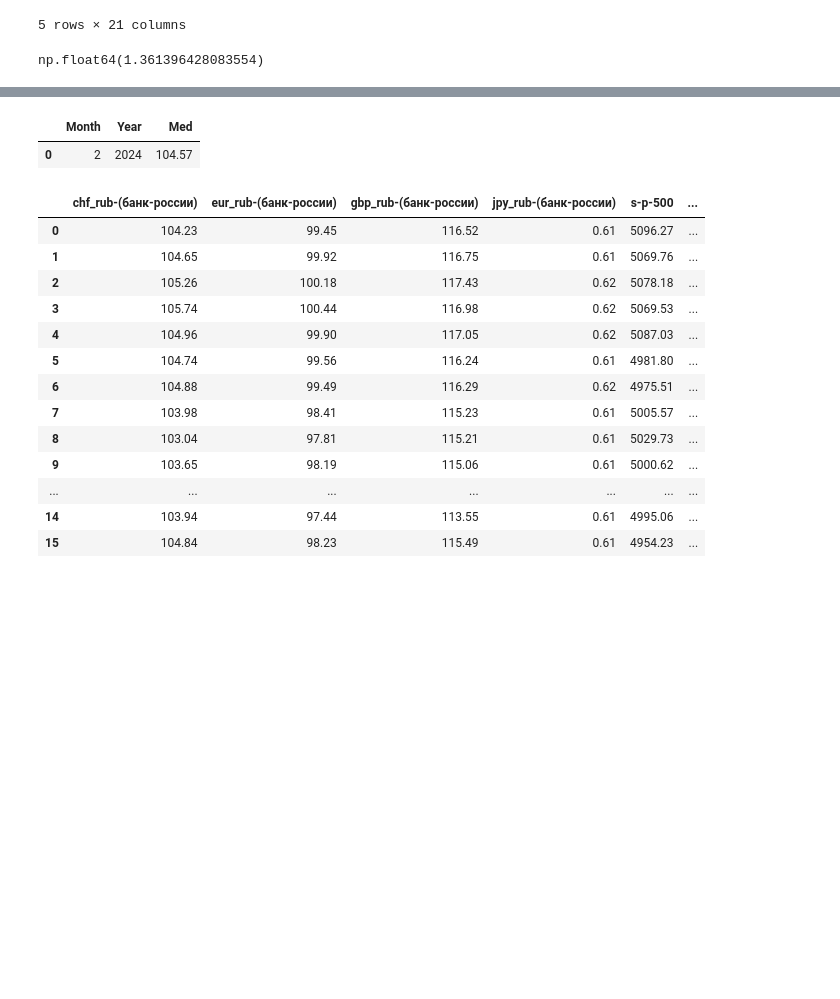
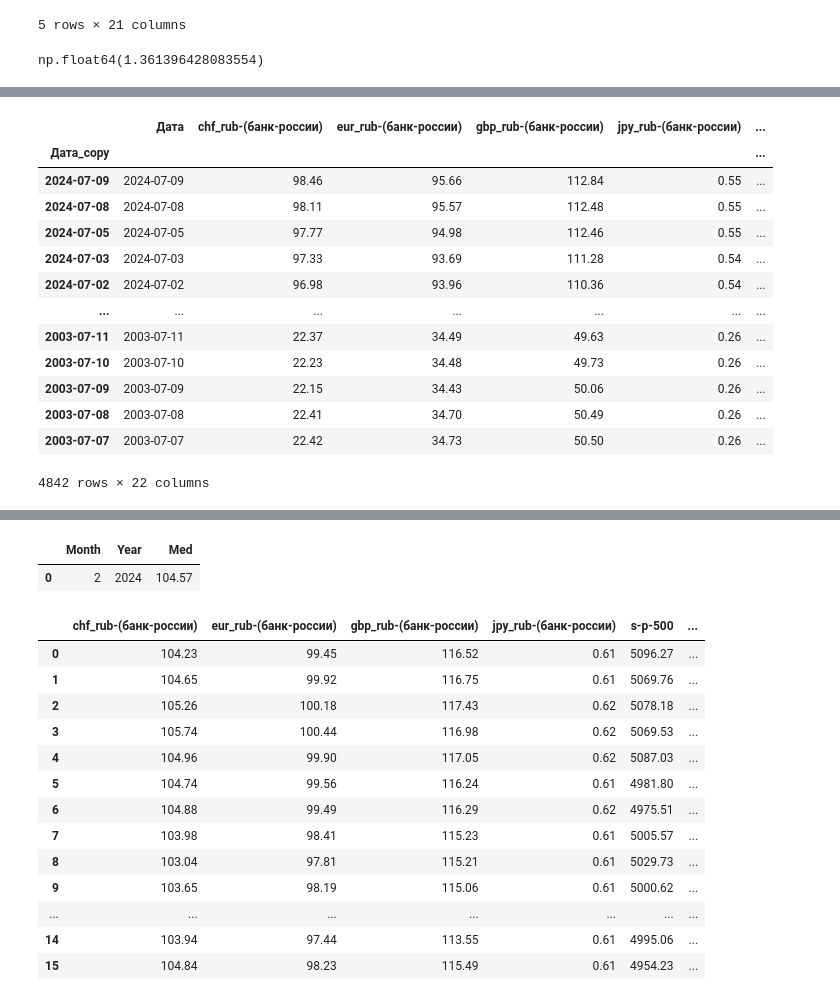
Before and after one commit to uc20100/Diplom-2024, a Jupyter notebook: diplom_2024.ipynb, the cells around one changed output, grey strips where cells are left out. Cells and saved outputs as stored; diff of their text form; code cells hidden in the pictures; blank space fills up the shorter version.

```diff
--- a/diplom_2024.ipynb
+++ b/diplom_2024.ipynb
@@ -757,0 +773,22 @@ def cross_validation_on_time_series(df, start_year, number_cross_validations, ty
+# %%
+df = train_data
+df['Дата_copy'] = df['Дата']
+# Установим столбец даты в качестве индекса
+df = train_data.set_index('Дата_copy')
+df.head()
+df
+# %% [output]
+|  | Дата | chf_rub-(банк-россии) | eur_rub-(банк-россии) | gbp_rub-(банк-россии) | jpy_rub-(банк-россии) | ... |
+| Дата_copy |  |  |  |  |  | ... |
+| 2024-07-09 | 2024-07-09 | 98.46 | 95.66 | 112.84 | 0.55 | ... |
+| 2024-07-08 | 2024-07-08 | 98.11 | 95.57 | 112.48 | 0.55 | ... |
+| 2024-07-05 | 2024-07-05 | 97.77 | 94.98 | 112.46 | 0.55 | ... |
+| 2024-07-03 | 2024-07-03 | 97.33 | 93.69 | 111.28 | 0.54 | ... |
+| 2024-07-02 | 2024-07-02 | 96.98 | 93.96 | 110.36 | 0.54 | ... |
+| ... | ... | ... | ... | ... | ... | ... |
+| 2003-07-11 | 2003-07-11 | 22.37 | 34.49 | 49.63 | 0.26 | ... |
+| 2003-07-10 | 2003-07-10 | 22.23 | 34.48 | 49.73 | 0.26 | ... |
+| 2003-07-09 | 2003-07-09 | 22.15 | 34.43 | 50.06 | 0.26 | ... |
+| 2003-07-08 | 2003-07-08 | 22.41 | 34.70 | 50.49 | 0.26 | ... |
+| 2003-07-07 | 2003-07-07 | 22.42 | 34.73 | 50.50 | 0.26 | ... |
+4842 rows × 22 columns
```
Also changed, not shown: parts of 12 cells of this notebook.
